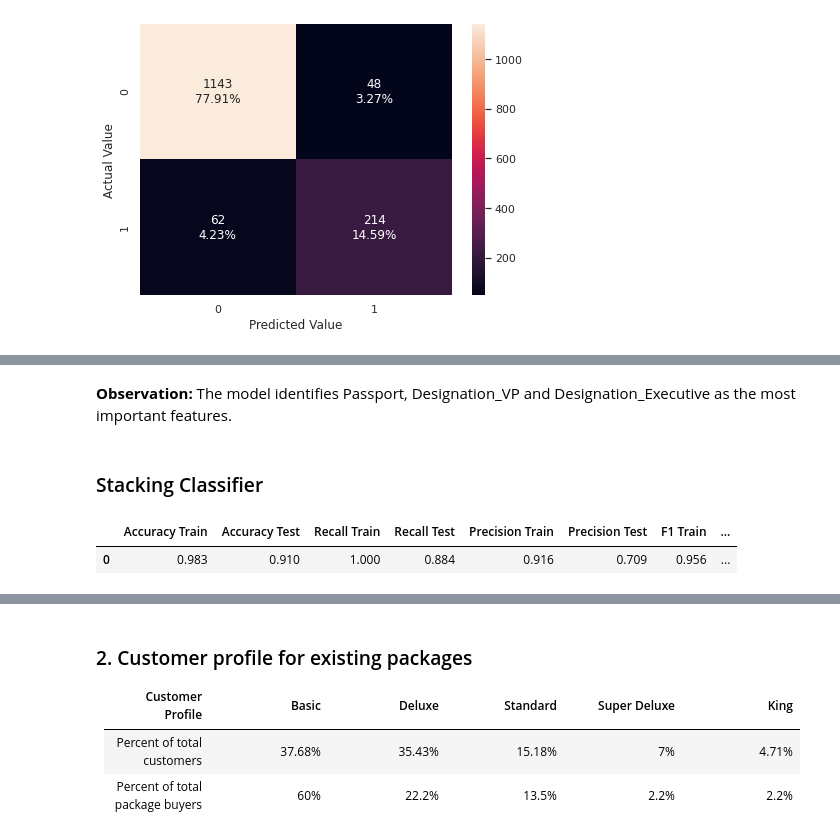
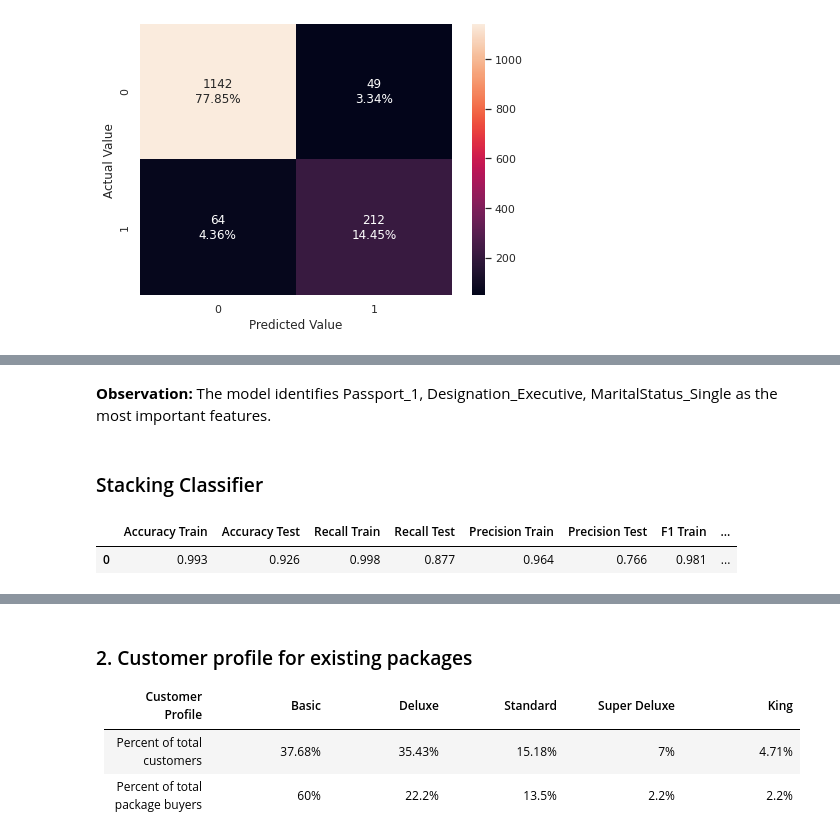
Before and after one commit to liangym2014/Data-science-and-machine-learning, a Jupyter notebook: 4.Travel_Package_Purchase_Prediction_Solution.ipynb, the cells around one changed output, grey strips where cells are left out. Drawn from its saved outputs; the diff is of its cells as text; code cells hidden in the pictures.

```diff
--- a/4.Travel_Package_Purchase_Prediction_Solution.ipynb
+++ b/4.Travel_Package_Purchase_Prediction_Solution.ipynb
@@ -1170,14 +1218,12 @@ generate_confusion_matrix(y_test, y_pred_test, labels = [0, 1])
 # %%
 para = {
-    'base_estimator': [DecisionTreeClassifier(max_depth = 2, class_weight = {0: 0.2, 1: 0.8}),
-                       DecisionTreeClassifier(max_depth = 3, class_weight = {0: 0.2, 1: 0.8}),
-                       DecisionTreeClassifier(max_depth = 4, class_weight = {0: 0.2, 1: 0.8}),
-                       DecisionTreeClassifier(max_depth = 2),
-                       DecisionTreeClassifier(max_depth = 3),
-                       DecisionTreeClassifier(max_depth = 4),
-                      ],
+    'base_estimator': [
+        DecisionTreeClassifier(random_state = 7, max_depth = 2, class_weight = {0: 0.2, 1: 0.8}),
+        DecisionTreeClassifier(random_state = 7, max_depth = 3, class_weight = {0: 0.2, 1: 0.8}),
+        DecisionTreeClassifier(random_state = 7, max_depth = 4, class_weight = {0: 0.2, 1: 0.8}),
+    ],
     'n_estimators': [50, 70, 100, 120],
-    'learning_rate': [0.2, 0.3, 0.4, 0.5, 0.6, 0.7, 1],
+    'learning_rate': [0.1, 0.2, 0.3, 0.4, 0.5, 0.6, 0.7],
 }
 ad = AdaBoostClassifier(random_state = 2)
 clf = GridSearchCV(ad, para, scoring ='recall', n_jobs = -1, cv = 3).fit(X_train, y_train)
@@ -1269,4 +1337,4 @@ pd.DataFrame(data = gbc.feature_importances_, index = X_train.columns,
 # %%
-# xgc, y_pred_train, y_pred_test, metrics = compute_metrics(clf.best_estimator_, X_train, X_test, y_train, y_test)
-# models["Xgboost"] = metrics.copy()
-# metrics
+xgc, y_pred_train, y_pred_test, metrics = compute_metrics(clf.best_estimator_, X_train, X_test, y_train, y_test)
+models["Xgboost"] = metrics.copy()
+metrics
@@ -1273,7 +1343,0 @@ pd.DataFrame(data = gbc.feature_importances_, index = X_train.columns,
-# %%
-xgc = XGBClassifier(random_state = 2, scale_pos_weight = 4, booster = 'gbtree', eval_metric='logloss', n_estimators = 150, learning_rate = 0.55,
-                     subsample = 0.7, max_depth = 6, colsample_bytree = 0.6, colsample_bylevel = 0.7)
-
-xgc, y_pred_train, y_pred_test, metrics = compute_metrics(xgc, X_train, X_test, y_train, y_test)
-models["Xgboost"] = metrics.copy()
-metrics
@@ -1297,25 +1358,28 @@ pd.DataFrame(data = xgc.feature_importances_, index = X_train.columns,
 # %% [markdown]
-**Observation:** The model identifies Passport, Designation_VP and Designation_Executive as the most important features.
+**Observation:** The model identifies Passport_1, Designation_Executive, MaritalStatus_Single as the most important features.
 # %% [markdown]
-### Stacking Classifier
+### <a id = "link13"></a>Stacking Classifier
 # %%
-estimators = [ ('Gradient Boosting Classifier', gbc),
-              ('Random Forest Classifier', rf),
-              ('Bagging Classifier', bg),
-              ('Logistic Regression', LogisticRegression(random_state =2, class_weight={0: 0.2, 1: 0.8})),
-              ("XGBoost Classifier", xgc),
-              ("Decision Tree", dtree) ]
+estimators = [
+    ('Gradient Boosting Classifier', gbc),
+    ('Random Forest Classifier', rf),
+    ('Bagging Classifier', bg),
+    ('Logistic Regression', LogisticRegression(random_state =2, class_weight={0: 0.2, 1: 0.8})),
+    ("XGBoost Classifier", xgc),
+    ("Decision Tree", dtree),
+    ("Adaboost", ad),
+]
 
-final_estimator = ad
+final_estimator = rf
 
 sc = StackingClassifier(estimators = estimators, final_estimator = final_estimator, cv = 5, n_jobs = -1, passthrough = True)
 
 sc, y_pred_train, y_pred_test, metrics = compute_metrics(sc, X_train, X_test, y_train, y_test)
 models["Stacking"] = metrics.copy()
 metrics
 # %% [output]
 |  | Accuracy Train | Accuracy Test | Recall Train | Recall Test | Precision Train | Precision Test | F1 Train | ... |
-| 0 | 0.983 | 0.910 | 1.000 | 0.884 | 0.916 | 0.709 | 0.956 | ... |
+| 0 | 0.993 | 0.926 | 0.998 | 0.877 | 0.964 | 0.766 | 0.981 | ... |
 # %%
 generate_confusion_matrix(y_test, y_pred_test, labels = [0, 1])
 # %% [output]
```
Also changed, not shown: parts of 171 cells of this notebook.
